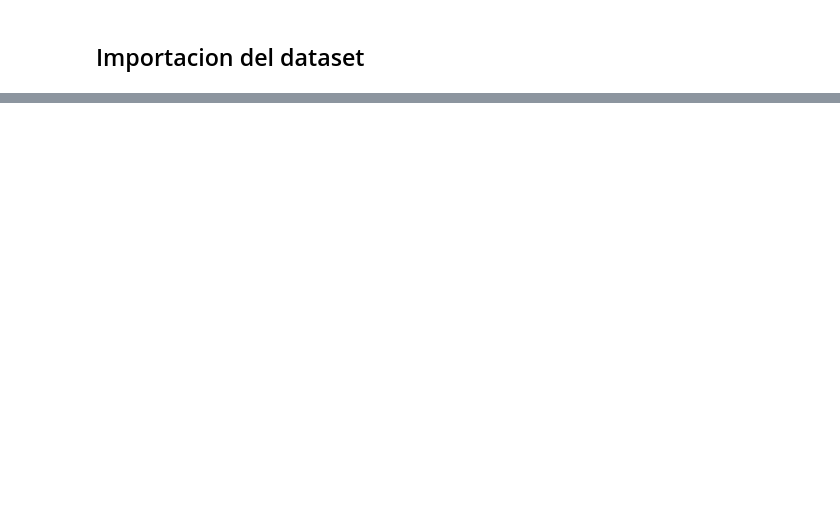
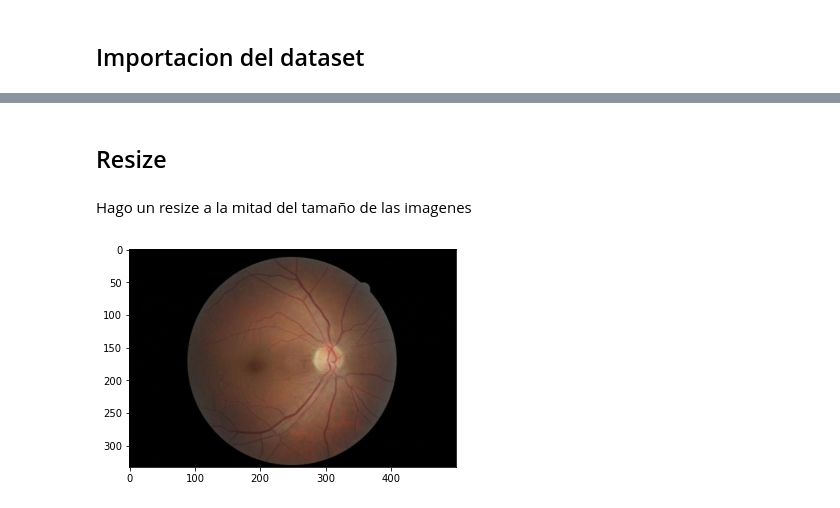
Before and after one commit to cdgn-coding/diabetic-retinopathy-detection, a Jupyter notebook: 0_Data_Preprocessing.ipynb, the cells around one changed output, grey strips where cells are left out. Cells and saved outputs as stored; diff of their text form; code cells hidden in the pictures; blank space fills up the shorter version.

```diff
--- a/0_Data_Preprocessing.ipynb
+++ b/0_Data_Preprocessing.ipynb
@@ -58,0 +119,2 @@ urllib3.exceptions.ProtocolError: ('Connection broken: OSError("(104, \'ECONNRES
+# %% [markdown]
+## Resize
@@ -58,0 +170,2 @@ urllib3.exceptions.ProtocolError: ('Connection broken: OSError("(104, \'ECONNRES
+# %% [markdown]
+Hago un resize a la mitad del tamaño de las imagenes
@@ -58,0 +174,8 @@ urllib3.exceptions.ProtocolError: ('Connection broken: OSError("(104, \'ECONNRES
+# %%
+### import matplotlib.pyplot as plt
+import matplotlib.image as mpimg
+image = mpimg.imread(".tmp/raw_dataset_extracted_downscaled/train/27755_right.jpeg")
+plt.imshow(image)
+plt.show()
+# %% [output]
+[figure, added]
```
Also changed, not shown: parts of 35 cells of this notebook, 3 other files.
